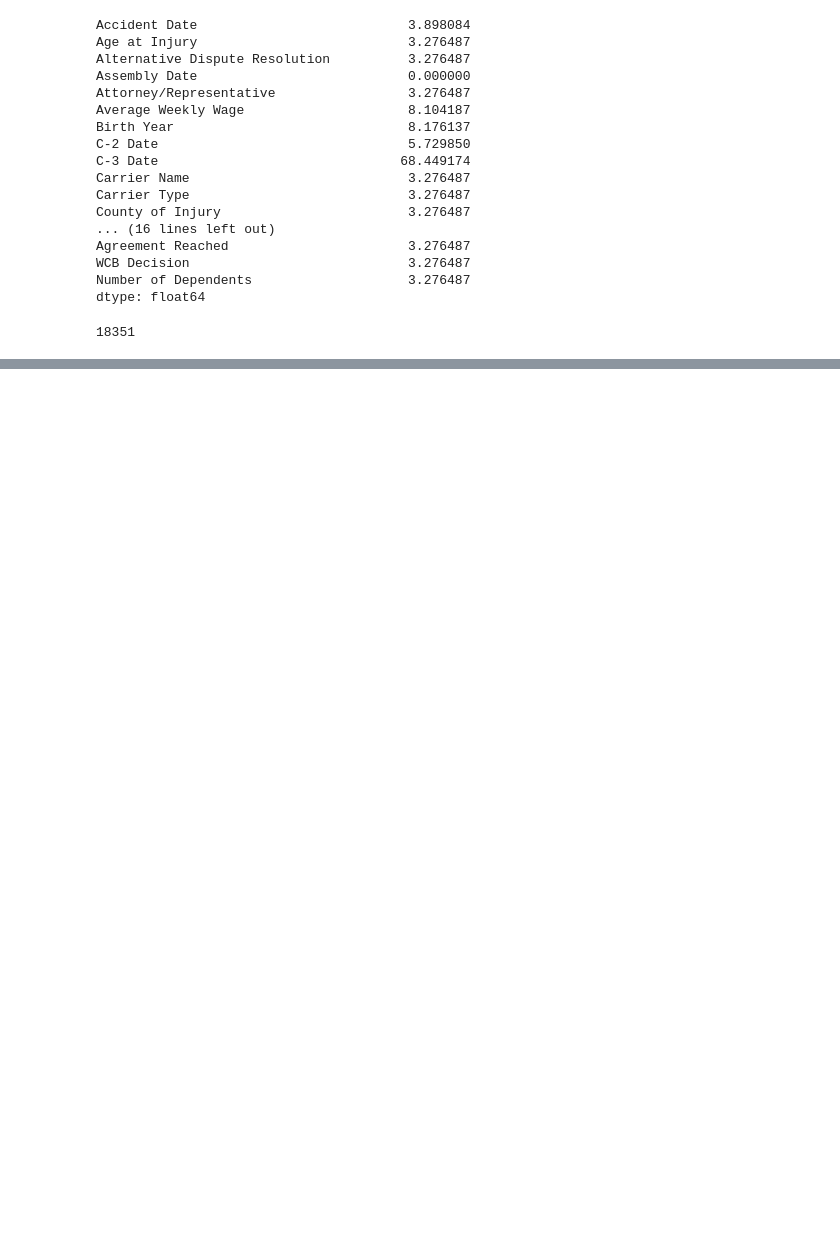
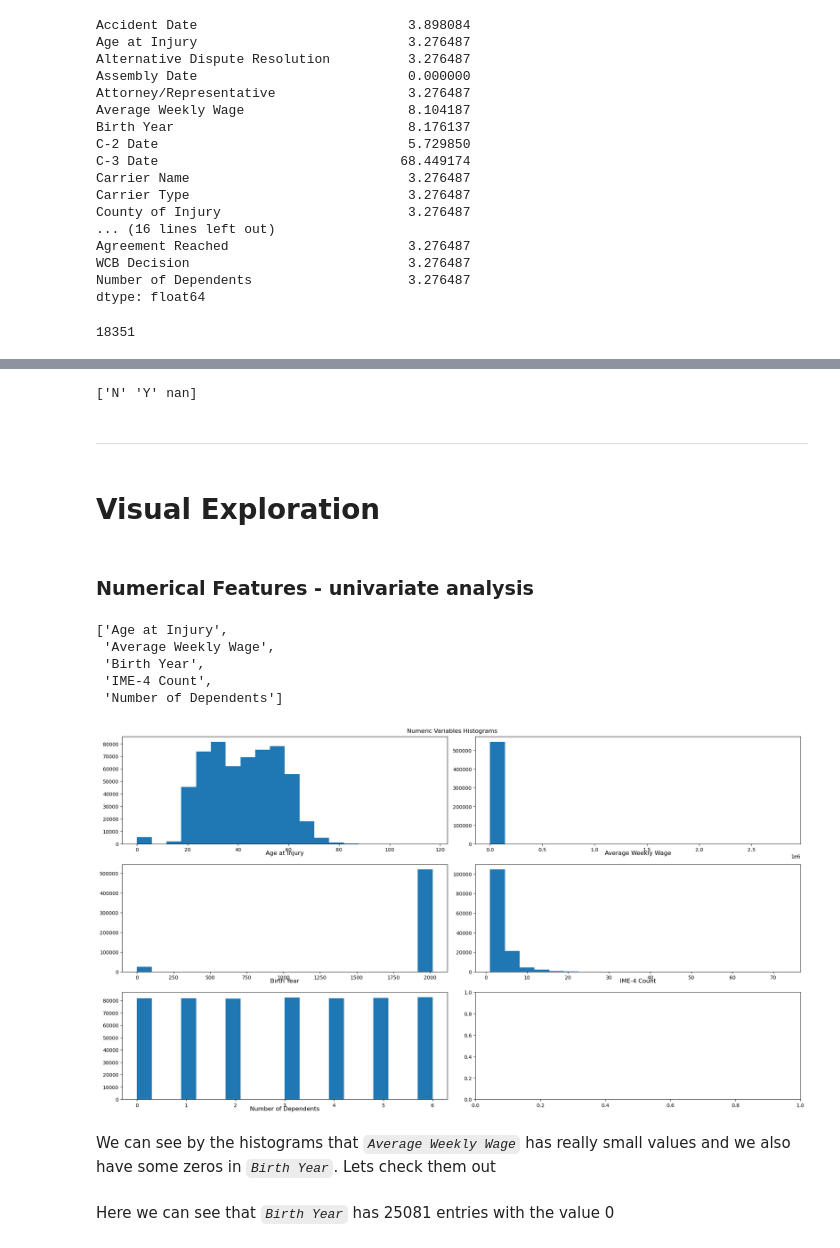
Before and after one commit to tmnstraub/ML_Group36, a Jupyter notebook: src/Group36.ipynb, the cells around one changed output, grey strips where cells are left out. Drawn from its saved outputs; the diff is of its cells as text; code cells hidden in the pictures; blank space fills up the shorter version.

```diff
--- a/src/Group36.ipynb
+++ b/src/Group36.ipynb
@@ -137,0 +120,58 @@ ValueError: List of boxplot statistics and `positions` values must have same the
+# %%
+# Agreement Reached only has values of  0s and 1s so lets convert it to boolean
+print(df['Attorney/Representative'].unique())
+df['Agreement Reached'] = df['Agreement Reached'].astype("boolean")
+# %% [output]
+['N' 'Y' nan]
+# %%
+#Attorney/Representative only has two types: Y and N. So we are going to change it to boolean preserving the NaNs
+df['Attorney/Representative'] = df['Attorney/Representative'].map({'Y': True, 'N': False})
+# %%
+# We can do the same with the Covid-19 Indicator
+df['COVID-19 Indicator'] = df['COVID-19 Indicator'].map({'Y': True, 'N': False})
+# %% [markdown]
+---
+# %% [markdown]
+# Visual Exploration
+# %% [markdown]
+### Numerical Features - univariate analysis
+# %%
+# numerical features only
+num_feat = list(df.select_dtypes(include='number').columns)
+
+# remove categorical variable with code
+num_feat = [col for col in num_feat if 'Code' not in col]
+num_feat = [col for col in num_feat if 'Description' not in col]
+num_feat
+# %% [output]
+['Age at Injury',
+ 'Average Weekly Wage',
+ 'Birth Year',
+ 'IME-4 Count',
+ 'Number of Dependents']
+# %%
+
+sp_cols = 2
+sp_rows = 3
+
+
+fig, axes = plt.subplots(sp_rows, sp_cols,
+                         figsize=(20,11),
+                         tight_layout=True
+                         )
+
+for ax, feat in zip(axes.flatten(), num_feat):
+    ax.hist(df[feat], bins=20)
+    ax.set_title(feat, y=-0.13)
+
+title = "Numeric Variables Histograms"
+
+plt.suptitle(title)
+
+plt.show()
+# %% [output]
+[figure, added]
+# %% [markdown]
+We can see by the histograms that _`Average Weekly Wage`_ has really small values and we also have some zeros in _`Birth Year`_. Lets check them out
+# %% [markdown]
+Here we can see that _`Birth Year`_ has 25081 entries with the value 0
```
Also changed, not shown: parts of 15 cells of this notebook.
